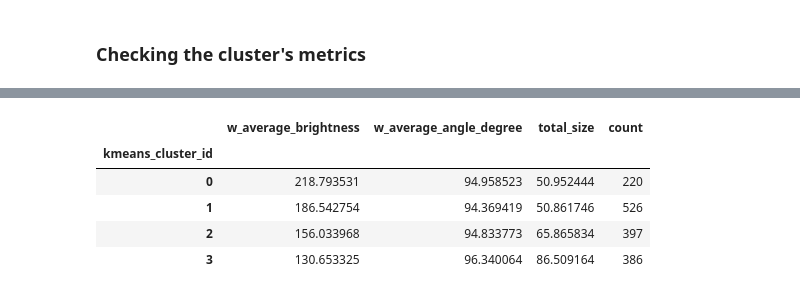
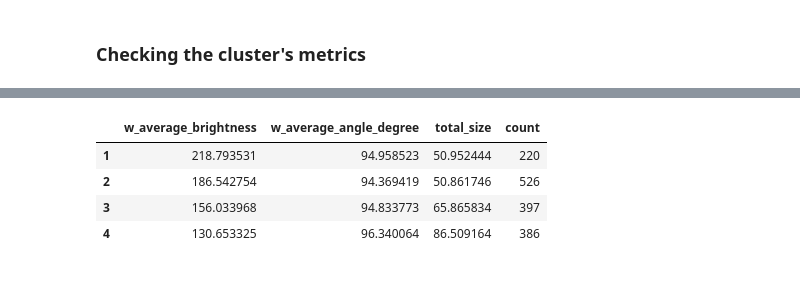
Before and after one commit to saranemustafa/bennu-fracture-analysis, a Jupyter notebook: 7_kmeans_clustering.ipynb, the cells around one changed output, grey strips where cells are left out. Saved outputs shown, nothing was run; the diff lists cells and outputs as text; code cells hidden in the pictures.

```diff
--- a/7_kmeans_clustering.ipynb
+++ b/7_kmeans_clustering.ipynb
@@ -223,6 +223,8 @@ plt.show()
 ### Checking the cluster's metrics
 # %%
 plt.figure(figsize=(3, 12))
+
+new_cluster_ids = [1, 2, 3, 4]
 
 bar_colors=['lightcoral', 'wheat', 'yellowgreen', 'paleturquoise', 'plum']
 
@@ -231,21 +233,29 @@ ax1 = df_fractures.groupby('kmeans_cluster_id')['kmeans_cluster_id'].count().plo
 ax1.set_title('K-means Clustering')
 ax1.set_xlabel("K-means cluster ID")
 ax1.set_ylabel("Fracture Count")
+# renmae cluster IDs
+ax1.set_xticklabels(new_cluster_ids, rotation = 0)
 
 plt.subplot(4, 1, 2)
 ax2 = df_fractures.groupby('kmeans_cluster_id')['w_average_brightness'].mean().plot(kind='bar', color=bar_colors)
 ax2.set_xlabel("K-means cluster ID")
 ax2.set_ylabel("Average Brightness")
+# renmae cluster IDs
+ax2.set_xticklabels(new_cluster_ids, rotation = 0)
 
 plt.subplot(4, 1, 3)
 ax3 = df_fractures.groupby('kmeans_cluster_id')['w_average_angle_degree'].mean().plot(kind='bar', color=bar_colors)
 ax3.set_xlabel("K-means cluster ID")
 ax3.set_ylabel("Average Angle")
+# renmae cluster IDs
+ax3.set_xticklabels(new_cluster_ids, rotation = 0)
 
 plt.subplot(4, 1, 4)
 ax4 = df_fractures.groupby('kmeans_cluster_id')['total_size'].mean().plot(kind='bar', color=bar_colors)
 ax4.set_xlabel("K-means cluster ID")
 ax4.set_ylabel("Average Size")
+# renmae cluster IDs
+ax4.set_xticklabels(new_cluster_ids, rotation = 0)
 
 plt.tight_layout()
 plt.show()
@@ -254,13 +264,15 @@ plt.show()
 # %%
 df_clusters_stats = df_fractures.groupby('kmeans_cluster_id')['w_average_brightness', 'w_average_angle_degree', 'total_size'].mean()
 
 df_clusters_stats['count'] =  df_fractures.groupby('kmeans_cluster_id')['kmeans_cluster_id'].count().to_frame()
 
+# rename cluster IDs
+df_clusters_stats.index = new_cluster_ids
+
 df_clusters_stats
 # %% [output]
 |  | w_average_brightness | w_average_angle_degree | total_size | count |
-| kmeans_cluster_id |  |  |  |  |
-| 0 | 218.793531 | 94.958523 | 50.952444 | 220 |
-| 1 | 186.542754 | 94.369419 | 50.861746 | 526 |
-| 2 | 156.033968 | 94.833773 | 65.865834 | 397 |
-| 3 | 130.653325 | 96.340064 | 86.509164 | 386 |
+| 1 | 218.793531 | 94.958523 | 50.952444 | 220 |
+| 2 | 186.542754 | 94.369419 | 50.861746 | 526 |
+| 3 | 156.033968 | 94.833773 | 65.865834 | 397 |
+| 4 | 130.653325 | 96.340064 | 86.509164 | 386 |
```
Also changed, not shown: parts of 2 cells of this notebook, 1 other file.
